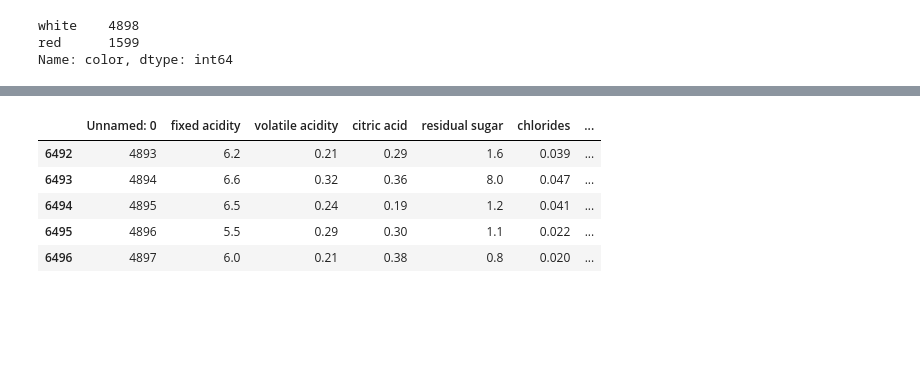
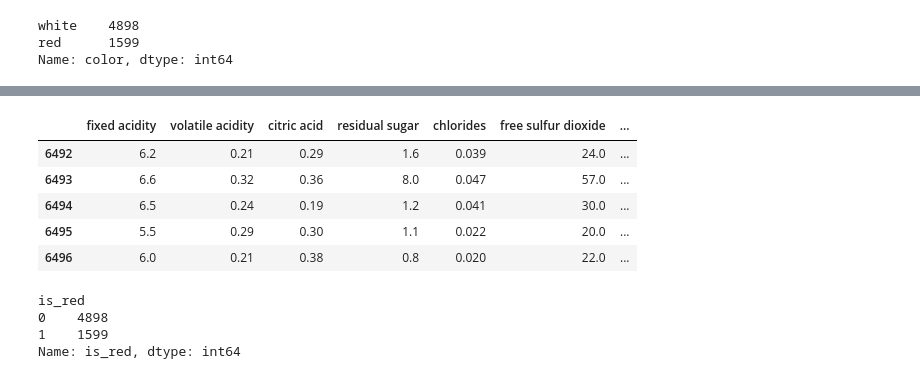
Before and after one commit to ashudva/Case_Studies, a Jupyter notebook: Wines/wine_classification.ipynb, the cells around one changed output, grey strips where cells are left out. Cells and saved outputs as stored; diff of their text form; code cells hidden in the pictures; blank space fills up the shorter version.

Commit message:
Wines classification complete

```diff
--- a/Wines/wine_classification.ipynb
+++ b/Wines/wine_classification.ipynb
@@ -52,5 +58,6 @@ white    4898
 red      1599
 Name: color, dtype: int64
 # %%
-df.drop('color', axis=1)
-df.insert(len(df.columns)-2, 'is_red', value=red_wines)
+numerical_data = df.drop(['color'], axis=1)
+numerical_data.insert(len(df.columns)-2, 'is_red', value=red_wines)
+numerical_data = numerical_data.loc[:, 'fixed acidity':'high_quality']
@@ -66,9 +64,18 @@ df.head()
 # %%
-df.tail()
+numerical_data.tail()
 # %% [output]
-|  | Unnamed: 0 | fixed acidity | volatile acidity | citric acid | residual sugar | chlorides | ... |
-| 6492 | 4893 | 6.2 | 0.21 | 0.29 | 1.6 | 0.039 | ... |
-| 6493 | 4894 | 6.6 | 0.32 | 0.36 | 8.0 | 0.047 | ... |
-| 6494 | 4895 | 6.5 | 0.24 | 0.19 | 1.2 | 0.041 | ... |
-| 6495 | 4896 | 5.5 | 0.29 | 0.30 | 1.1 | 0.022 | ... |
-| 6496 | 4897 | 6.0 | 0.21 | 0.38 | 0.8 | 0.020 | ... |
+|  | fixed acidity | volatile acidity | citric acid | residual sugar | chlorides | free sulfur dioxide | ... |
+| 6492 | 6.2 | 0.21 | 0.29 | 1.6 | 0.039 | 24.0 | ... |
+| 6493 | 6.6 | 0.32 | 0.36 | 8.0 | 0.047 | 57.0 | ... |
+| 6494 | 6.5 | 0.24 | 0.19 | 1.2 | 0.041 | 30.0 | ... |
+| 6495 | 5.5 | 0.29 | 0.30 | 1.1 | 0.022 | 20.0 | ... |
+| 6496 | 6.0 | 0.21 | 0.38 | 0.8 | 0.020 | 22.0 | ... |
+# %%
+# Z-score normalization
+# calcultate z score or each attribute/feature/col
+numerical_data.groupby('is_red')['is_red'].count()
+# %% [output]
+is_red
+0    4898
+1    1599
+Name: is_red, dtype: int64
```
Also changed, not shown: parts of 14 cells of this notebook, 3 other files.
